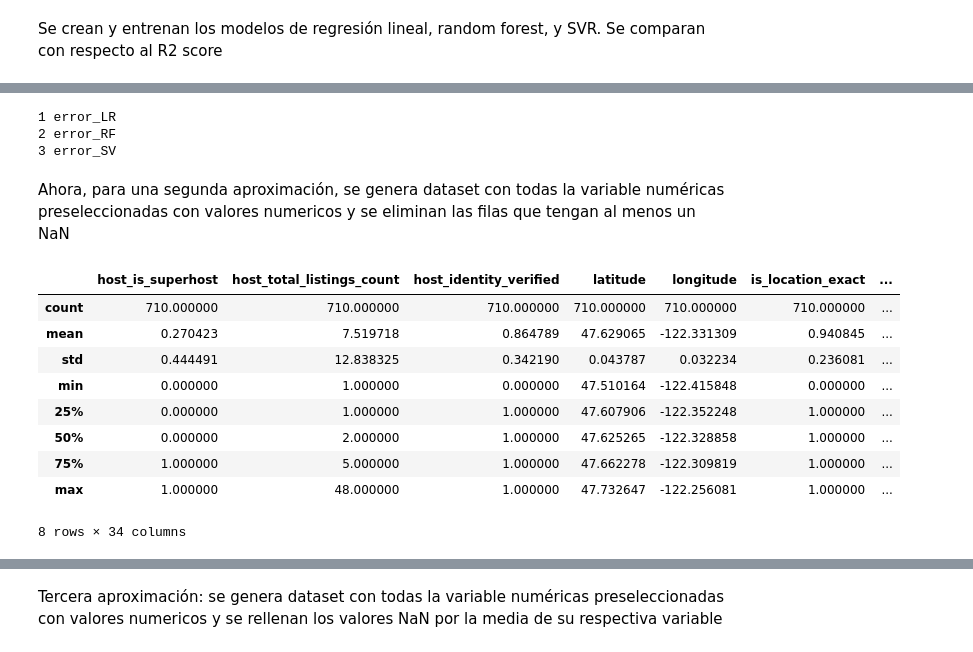
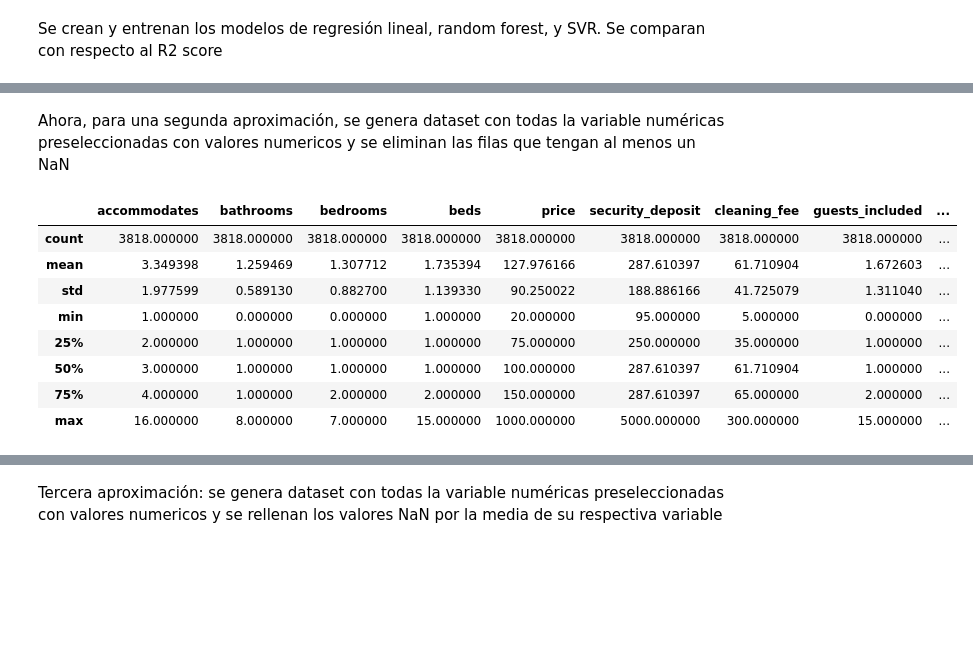
Before and after one commit to eyberthrojas/airbnb_price_prediction, a Jupyter notebook: price.ipynb, the cells around one changed output, grey strips where cells are left out. Saved outputs shown, nothing was run; the diff lists cells and outputs as text; code cells hidden in the pictures; blank space fills up the shorter version.

```diff
--- a/price.ipynb
+++ b/price.ipynb
@@ -180,8 +225,0 @@ Graficando el error relativo
-# %%
-for ng,col in enumerate(df_plot.columns):
-    if col != "Y test":
-        print(ng,col)
-# %% [output]
-1 error_LR
-2 error_RF
-3 error_SV
@@ -188,19 +235,18 @@ for ng,col in enumerate(df_plot.columns):
 # %% [markdown]
 Ahora, para una segunda aproximación, se genera dataset con todas la variable numéricas preseleccionadas con valores numericos y se eliminan las filas que tengan al menos un NaN
-# %%
-numeric_cols = df_1drop[df_1drop.columns].describe()
-df_aprox2 = df_1drop[numeric_cols.columns]
-df_totrain2 = df_aprox2.dropna(axis = 0, how = 'any')
-df_totrain2.describe()
-# %% [output]
-|  | host_is_superhost | host_total_listings_count | host_identity_verified | latitude | longitude | is_location_exact | ... |
-| count | 710.000000 | 710.000000 | 710.000000 | 710.000000 | 710.000000 | 710.000000 | ... |
-| mean | 0.270423 | 7.519718 | 0.864789 | 47.629065 | -122.331309 | 0.940845 | ... |
-| std | 0.444491 | 12.838325 | 0.342190 | 0.043787 | 0.032234 | 0.236081 | ... |
-| min | 0.000000 | 1.000000 | 0.000000 | 47.510164 | -122.415848 | 0.000000 | ... |
-| 25% | 0.000000 | 1.000000 | 1.000000 | 47.607906 | -122.352248 | 1.000000 | ... |
-| 50% | 0.000000 | 2.000000 | 1.000000 | 47.625265 | -122.328858 | 1.000000 | ... |
-| 75% | 1.000000 | 5.000000 | 1.000000 | 47.662278 | -122.309819 | 1.000000 | ... |
-| max | 1.000000 | 48.000000 | 1.000000 | 47.732647 | -122.256081 | 1.000000 | ... |
-8 rows × 34 columns
+# %%
+to_sel = ['accommodates','bathrooms', 'bedrooms', 'beds','price', 'security_deposit', 'cleaning_fee', 'guests_included', 'extra_people']
+df_aprox2 = df_1drop.loc[:, to_sel]
+df_totrain2 = df_aprox2.apply(lambda x: x.fillna(x.mean()),axis=0)
+df_totrain2.describe()
+# %% [output]
+|  | accommodates | bathrooms | bedrooms | beds | price | security_deposit | cleaning_fee | guests_included | ... |
+| count | 3818.000000 | 3818.000000 | 3818.000000 | 3818.000000 | 3818.000000 | 3818.000000 | 3818.000000 | 3818.000000 | ... |
+| mean | 3.349398 | 1.259469 | 1.307712 | 1.735394 | 127.976166 | 287.610397 | 61.710904 | 1.672603 | ... |
+| std | 1.977599 | 0.589130 | 0.882700 | 1.139330 | 90.250022 | 188.886166 | 41.725079 | 1.311040 | ... |
+| min | 1.000000 | 0.000000 | 0.000000 | 1.000000 | 20.000000 | 95.000000 | 5.000000 | 0.000000 | ... |
+| 25% | 2.000000 | 1.000000 | 1.000000 | 1.000000 | 75.000000 | 250.000000 | 35.000000 | 1.000000 | ... |
+| 50% | 3.000000 | 1.000000 | 1.000000 | 1.000000 | 100.000000 | 287.610397 | 61.710904 | 1.000000 | ... |
+| 75% | 4.000000 | 1.000000 | 2.000000 | 2.000000 | 150.000000 | 287.610397 | 65.000000 | 2.000000 | ... |
+| max | 16.000000 | 8.000000 | 7.000000 | 15.000000 | 1000.000000 | 5000.000000 | 300.000000 | 15.000000 | ... |
 # %%
```
Also changed, not shown: parts of 50 cells of this notebook.
